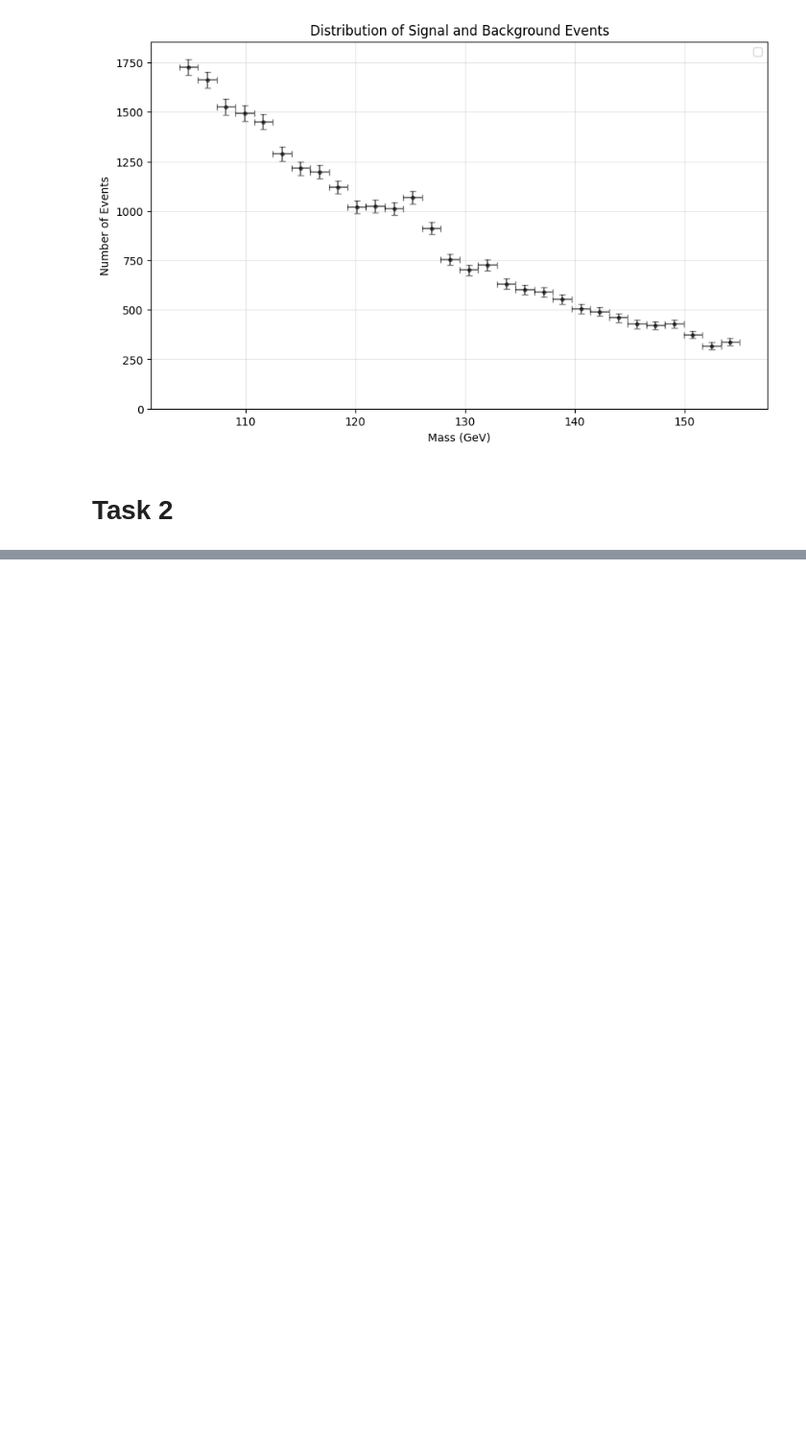
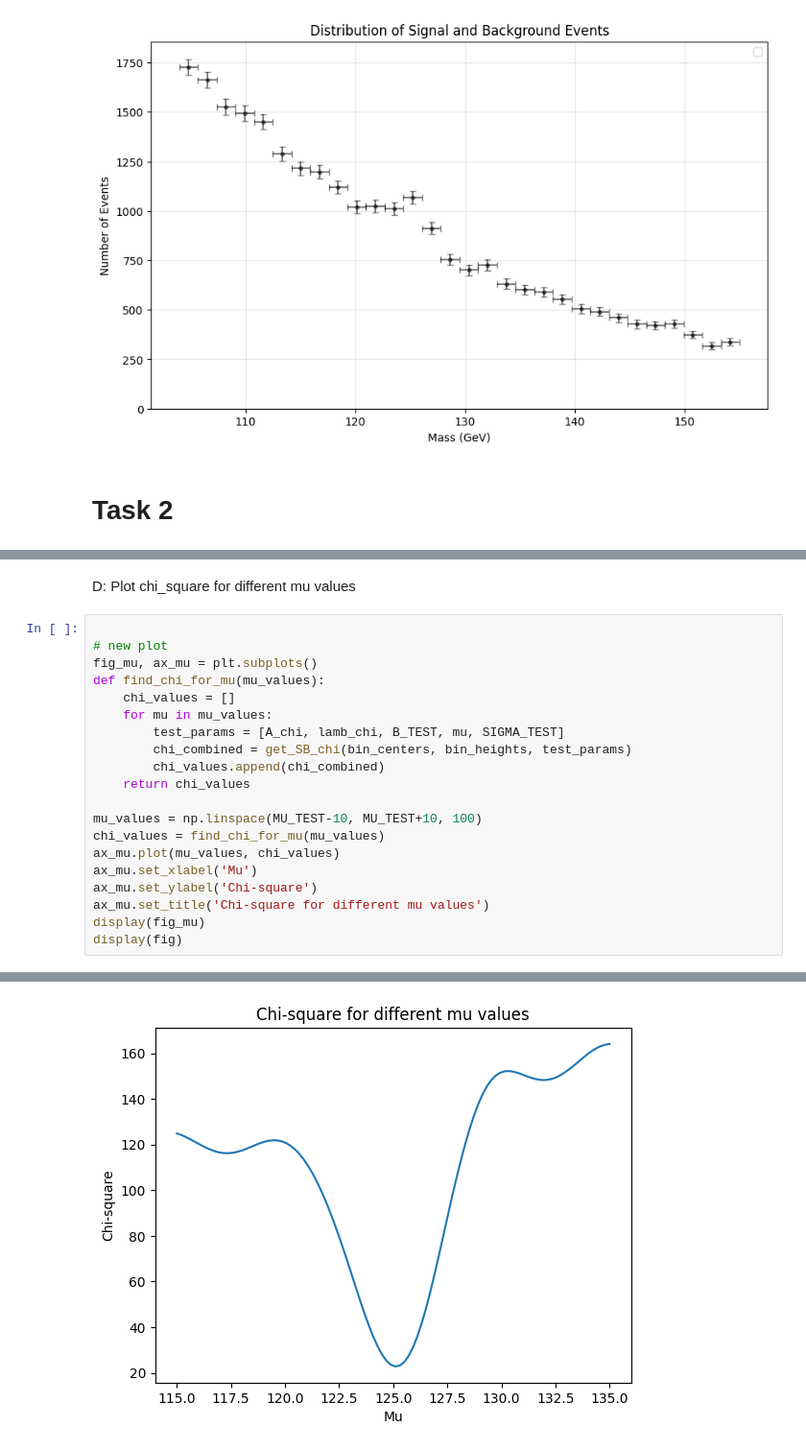
Before and after one commit to Trap101/group_stat_project_2025, a Jupyter notebook: main.ipynb, the cells around one changed output, grey strips where cells are left out. Shown at 96% size. Cells and saved outputs as stored; diff of their text form; blank space fills up the shorter version.

```diff
--- a/main.ipynb
+++ b/main.ipynb
@@ -156,0 +336,23 @@ display(fig)
+# %% [markdown]
+D: Plot chi_square for different mu values
+# %%
+
+# new plot
+fig_mu, ax_mu = plt.subplots()
+def find_chi_for_mu(mu_values):
+    chi_values = []
+    for mu in mu_values:
+        test_params = [A_chi, lamb_chi, B_TEST, mu, SIGMA_TEST]
+        chi_combined = get_SB_chi(bin_centers, bin_heights, test_params)
+        chi_values.append(chi_combined)
+    return chi_values
+
+mu_values = np.linspace(MU_TEST-10, MU_TEST+10, 100)
+chi_values = find_chi_for_mu(mu_values)
+ax_mu.plot(mu_values, chi_values)
+ax_mu.set_xlabel('Mu')
+ax_mu.set_ylabel('Chi-square')
+ax_mu.set_title('Chi-square for different mu values')
+display(fig_mu)
+display(fig)
+# %% [output]
@@ -156,0 +361 @@ display(fig)
+[figure, added]
```
Also changed, not shown: parts of 17 cells of this notebook, 4 other files.
